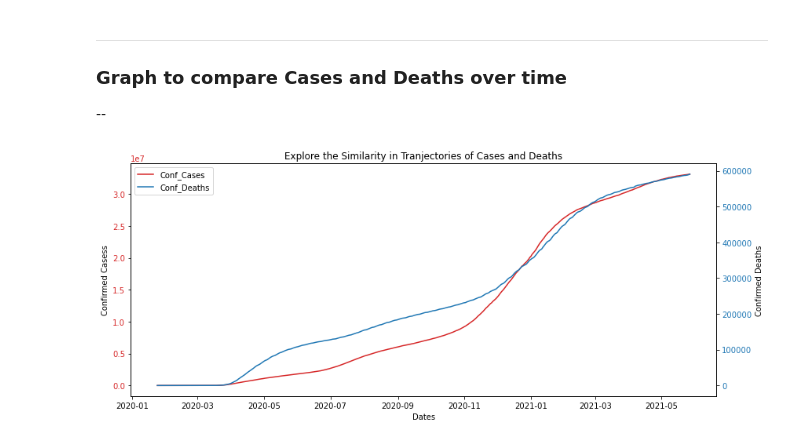
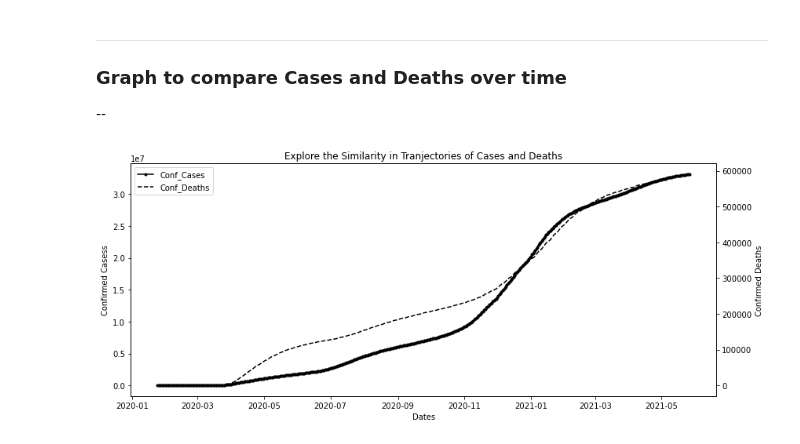
Before and after one commit to justinehly/covid_capstone, a Jupyter notebook: Python/Capstone A - COVID-19.ipynb, the cells around one changed output. Drawn from its saved outputs; the diff is of its cells as text; code cells hidden in the pictures.

Commit message:
updates
* fixed an oversight of replacing -999999 with 0's prior to imputing the healthdata.gov dataset
* added in more python charts
* saved plots into a separate folder

```diff
--- a/Python/Capstone A - COVID-19.ipynb
+++ b/Python/Capstone A - COVID-19.ipynb
@@ -659,32 +702,30 @@ covid
 # %%
 # get an idea of how the cases and deaths align over time when scaled
 fig, ax1 = plt.subplots(figsize=(12,5))
 
 # plot conf_cases
-color = 'tab:red'
 ax1.set_xlabel('Dates')
 ax1.set_ylabel('Confirmed Casess')
-ax1.plot(oxford.groupby(by='Date').sum()['ConfirmedCases'], color=color, label='Conf_Cases')
-ax1.tick_params(axis='y', labelcolor=color)
+ax1.plot(oxford.groupby(by='Date').sum()['ConfirmedCases'], '.-', color = 'black', label = 'Conf_Cases')
+ax1.tick_params(axis='y', labelcolor = 'black')
 
 # add additional axes to same plot
 ax2 = ax1.twinx()
 
 # plot conf_deaths
-color = 'tab:blue'
 ax2.set_ylabel('Confirmed Deaths')
-ax2.plot(oxford.groupby(by='Date').sum()['ConfirmedDeaths'], color=color, label='Conf_Deaths')
-ax2.tick_params(axis='y', labelcolor=color)
+ax2.plot(oxford.groupby(by='Date').sum()['ConfirmedDeaths'], '--', color = 'black', label = 'Conf_Deaths')
+ax2.tick_params(axis='y', labelcolor='black')
 
 # prevent any offsets
 fig.tight_layout()
 
 # get plotted objects and their labels
 lines, labels = ax1.get_legend_handles_labels()
 lines2, labels2 = ax2.get_legend_handles_labels()
 ax2.legend(lines + lines2, labels + labels2, loc='lower right')
 ax2.set_title('Explore the Similarity in Tranjectories of Cases and Deaths')
 ax2.legend(lines + lines2, labels + labels2, loc=0)
 plt.show()
 # %% [output]
-[figure, old version]
+[figure, new version]
```
Also changed, not shown: parts of 14 cells of this notebook, 2 other files.
